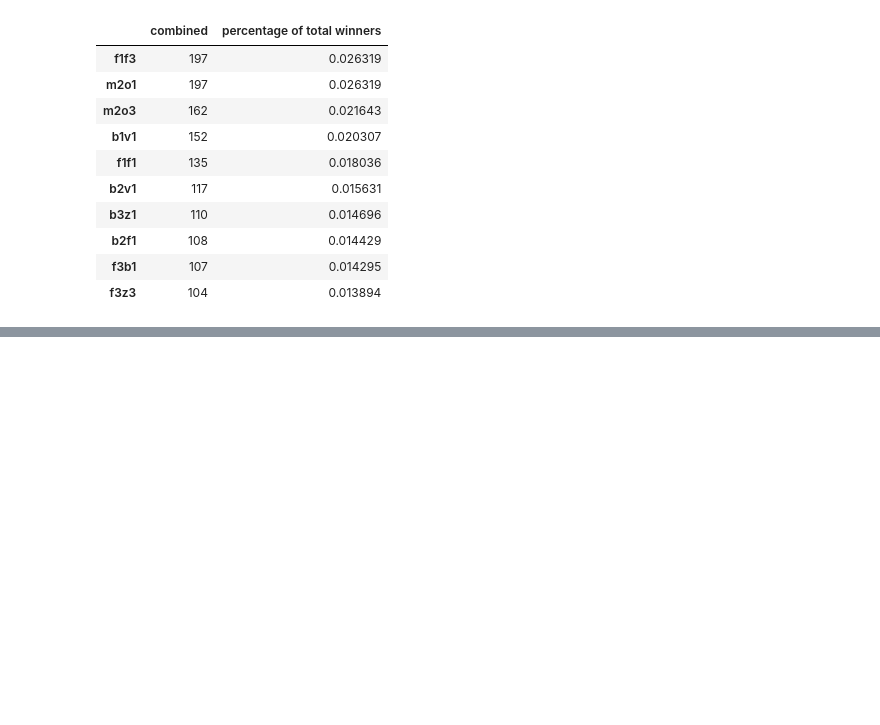
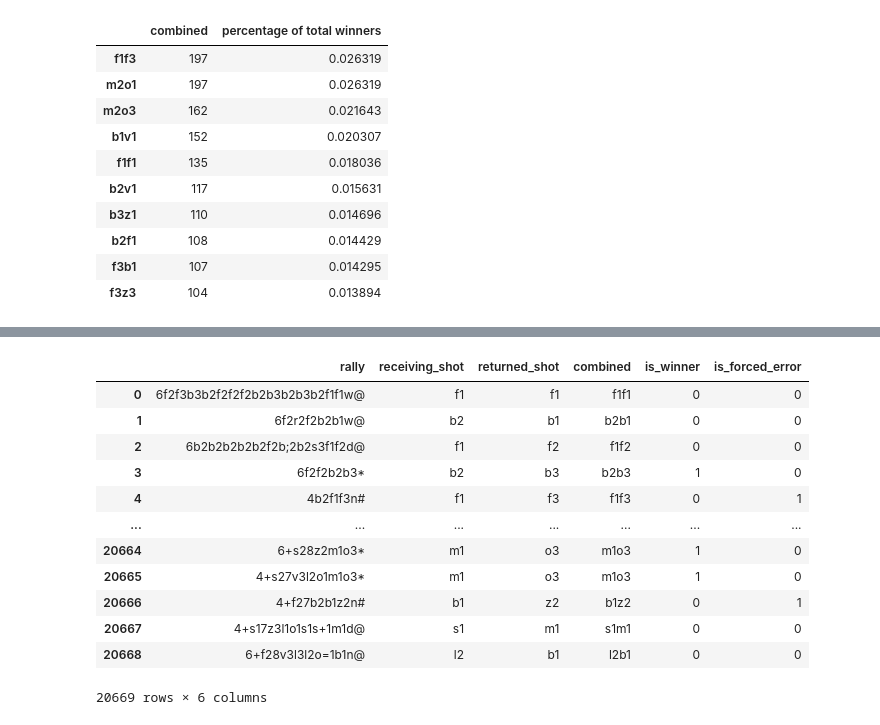
Before and after one commit to kyirong6/303, a Jupyter notebook: experiments/experiments.ipynb, the cells around one changed output, grey strips where cells are left out. Saved outputs shown, nothing was run; the diff lists cells and outputs as text; code cells hidden in the pictures; blank space fills up the shorter version.

Commit message:
added code and data to generate rallys, winning, shots, and last sequence of shots

```diff
--- a/experiments/experiments.ipynb
+++ b/experiments/experiments.ipynb
@@ -431,0 +436,25 @@ Length: 20290, dtype: object
+# %%
+shot_regex = '[fbrsvzopuylmhijktqc]'
+shot_and_direction = '[fbrsvzopuylmhijktqc][123]'
+# %%
+sequence = []
+for rally in rallys:
+    shots = re.findall(shot_and_direction, rally, flags=0)
+    is_winner = 0
+    is_forced_error = 0
+
+    if len(shots) > 2:
+        if '*' in rally:
+            is_winner = 1
+        if '#' in rally:
+            is_forced_error = 1
+        sequence.append({
+            'rally': rally,
+            'receiving_shot': shots[-2],
+            'returned_shot': shots[-1],
+            'combined': shots[-2] + shots[-1],
+            'is_winner': is_winner,
+            'is_forced_error': is_forced_error
+        })
+# %%
+sequence_df = pd.DataFrame(sequence)
@@ -431,0 +467,16 @@ Length: 20290, dtype: object
+# %%
+sequence_df
+# %% [output]
+|  | rally | receiving_shot | returned_shot | combined | is_winner | is_forced_error |
+| 0 | 6f2f3b3b2f2f2f2b2b3b2b3b2f1f1w@ | f1 | f1 | f1f1 | 0 | 0 |
+| 1 | 6f2r2f2b2b1w@ | b2 | b1 | b2b1 | 0 | 0 |
+| 2 | 6b2b2b2b2b2f2b;2b2s3f1f2d@ | f1 | f2 | f1f2 | 0 | 0 |
+| 3 | 6f2f2b2b3* | b2 | b3 | b2b3 | 1 | 0 |
+| 4 | 4b2f1f3n# | f1 | f3 | f1f3 | 0 | 1 |
+| ... | ... | ... | ... | ... | ... | ... |
+| 20664 | 6+s28z2m1o3* | m1 | o3 | m1o3 | 1 | 0 |
+| 20665 | 4+s27v3l2o1m1o3* | m1 | o3 | m1o3 | 1 | 0 |
+| 20666 | 4+f27b2b1z2n# | b1 | z2 | b1z2 | 0 | 1 |
+| 20667 | 4+s17z3l1o1s1s+1m1d@ | s1 | m1 | s1m1 | 0 | 0 |
+| 20668 | 6+f28v3l3l2o=1b1n@ | l2 | b1 | l2b1 | 0 | 0 |
+20669 rows × 6 columns
```
Also changed, not shown: parts of 13 cells of this notebook, 2 other files.
